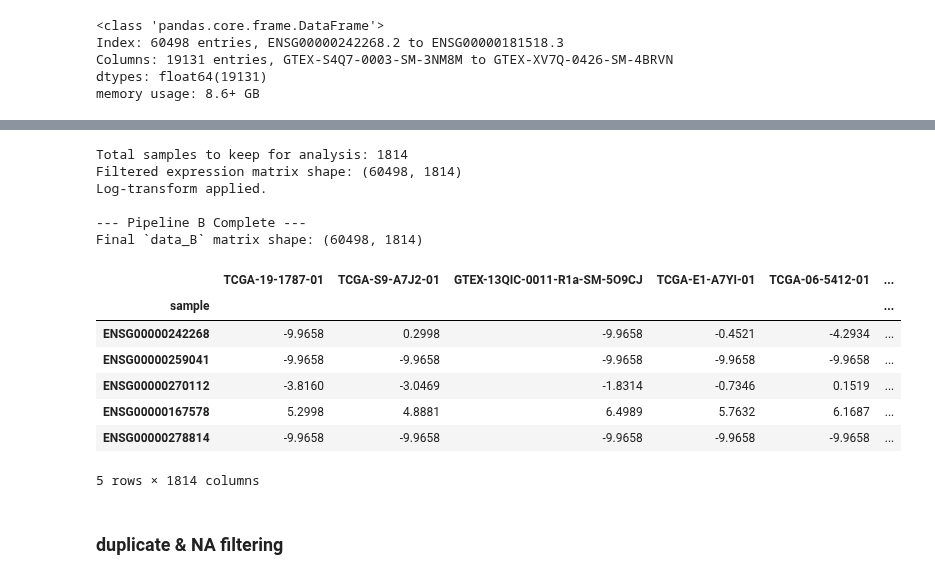
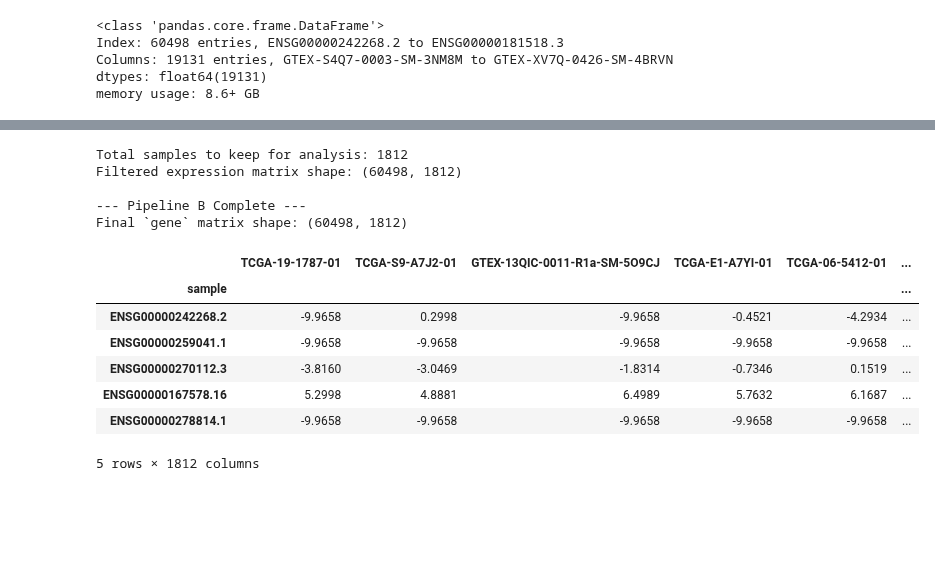
Before and after one commit to tobitotaku/ai-brain-tumor, a Jupyter notebook: preprocessing_stream_c.ipynb, the cells around one changed output, grey strips where cells are left out. Cells and saved outputs as stored; diff of their text form; code cells hidden in the pictures; blank space fills up the shorter version.

```diff
--- a/preprocessing_stream_c.ipynb
+++ b/preprocessing_stream_c.ipynb
@@ -96,14 +173,14 @@ plt.show() # Display the plot
 # %%
 # We use .str.startswith('Brain') to get 'Brain' (TCGA) AND 'Brain - ...' (GTEx)
-filter_condition = b_xena_metadata_df['_primary_site'].str.startswith('Brain', na=False)
-b_xena_metadata_brain_df = b_xena_metadata_df[filter_condition]
+filter_condition = metadata_df['_primary_site'].str.startswith('Brain', na=False)
+metadata_brain_df = metadata_df[filter_condition]
 
 # --- Verification ---
-print(f"Original shape: {b_xena_metadata_df.shape}")
-print(f"Filtered (Brain only) shape: {b_xena_metadata_brain_df.shape}")
+print(f"Original shape: {metadata_df.shape}")
+print(f"Filtered (Brain only) shape: {metadata_brain_df.shape}")
 
-original_studies = set(b_xena_metadata_df['_study'])
-filtered_studies = set(b_xena_metadata_brain_df['_study'])
+original_studies = set(metadata_df['_study'])
+filtered_studies = set(metadata_brain_df['_study'])
 
 print(f"\nOriginal studies: {original_studies}")
 print(f"Filtered studies: {filtered_studies}")
@@ -328,48 +407,38 @@ plt.show()
 # %%
 # --- 1. Combine Metadata & Get Final Sample List ---
 # We already created b_gbm_metadata and b_gtex_metadata in the last step
-b_samples_to_keep = b_combined_metadata['sample'].tolist()
+b_samples_to_keep = combined_metadata_df['sample'].tolist()
 
 print(f"Total samples to keep for analysis: {len(b_samples_to_keep)}")
 
 # --- 2. Filter Expression Data ---
 # Select only the columns (samples) we want
 # We use .copy() to prevent pandas warnings
-b_filtered_tpm_df = b_xena_expression_df[
+filtered_genes = b_xena_expression_df[
     b_xena_expression_df.columns.intersection(b_samples_to_keep)
 ].copy()
 
 # --- 3. Clean Gene IDs ---
 # Clean gene IDs (e.g., 'ENSG00000000003.15' -> 'ENSG00000000003')
-b_filtered_tpm_df.index = b_filtered_tpm_df.index.str.split('.').str[0]
+# filtered_genes.index = filtered_genes.index.str.split('.').str[0]
 
-# Remove duplicate genes that might result from cleaning
-b_filtered_tpm_df = b_filtered_tpm_df[~b_filtered_tpm_df.index.duplicated()]
+print(f"Filtered expression matrix shape: {filtered_genes.shape}")
 
-print(f"Filtered expression matrix shape: {b_filtered_tpm_df.shape}")
-
-data_B = b_filtered_tpm_df
-
-print("Log-transform applied.")
-
-# --- 6. Verify Final `data_B` ---
+# --- 6. Verify Final ---
 print("\n--- Pipeline B Complete ---")
-print(f"Final `data_B` matrix shape: {data_B.shape}")
-display(data_B.head())
+print(f"Final `gene` matrix shape: {filtered_genes.shape}")
+display(filtered_genes.head())
 # %% [output]
-Total samples to keep for analysis: 1814
-Filtered expression matrix shape: (60498, 1814)
-Log-transform applied.
+Total samples to keep for analysis: 1812
+Filtered expression matrix shape: (60498, 1812)
 
 --- Pipeline B Complete ---
-Final `data_B` matrix shape: (60498, 1814)
+Final `gene` matrix shape: (60498, 1812)
 |  | TCGA-19-1787-01 | TCGA-S9-A7J2-01 | GTEX-13QIC-0011-R1a-SM-5O9CJ | TCGA-E1-A7YI-01 | TCGA-06-5412-01 | ... |
 | sample |  |  |  |  |  | ... |
-| ENSG00000242268 | -9.9658 | 0.2998 | -9.9658 | -0.4521 | -4.2934 | ... |
-| ENSG00000259041 | -9.9658 | -9.9658 | -9.9658 | -9.9658 | -9.9658 | ... |
-| ENSG00000270112 | -3.8160 | -3.0469 | -1.8314 | -0.7346 | 0.1519 | ... |
-| ENSG00000167578 | 5.2998 | 4.8881 | 6.4989 | 5.7632 | 6.1687 | ... |
-| ENSG00000278814 | -9.9658 | -9.9658 | -9.9658 | -9.9658 | -9.9658 | ... |
+| ENSG00000242268.2 | -9.9658 | 0.2998 | -9.9658 | -0.4521 | -4.2934 | ... |
+| ENSG00000259041.1 | -9.9658 | -9.9658 | -9.9658 | -9.9658 | -9.9658 | ... |
+| ENSG00000270112.3 | -3.8160 | -3.0469 | -1.8314 | -0.7346 | 0.1519 | ... |
+| ENSG00000167578.16 | 5.2998 | 4.8881 | 6.4989 | 5.7632 | 6.1687 | ... |
+| ENSG00000278814.1 | -9.9658 | -9.9658 | -9.9658 | -9.9658 | -9.9658 | ... |
-5 rows × 1814 columns
+5 rows × 1812 columns
-# %% [markdown]
-### duplicate & NA filtering
```
Also changed, not shown: parts of 24 cells of this notebook.
